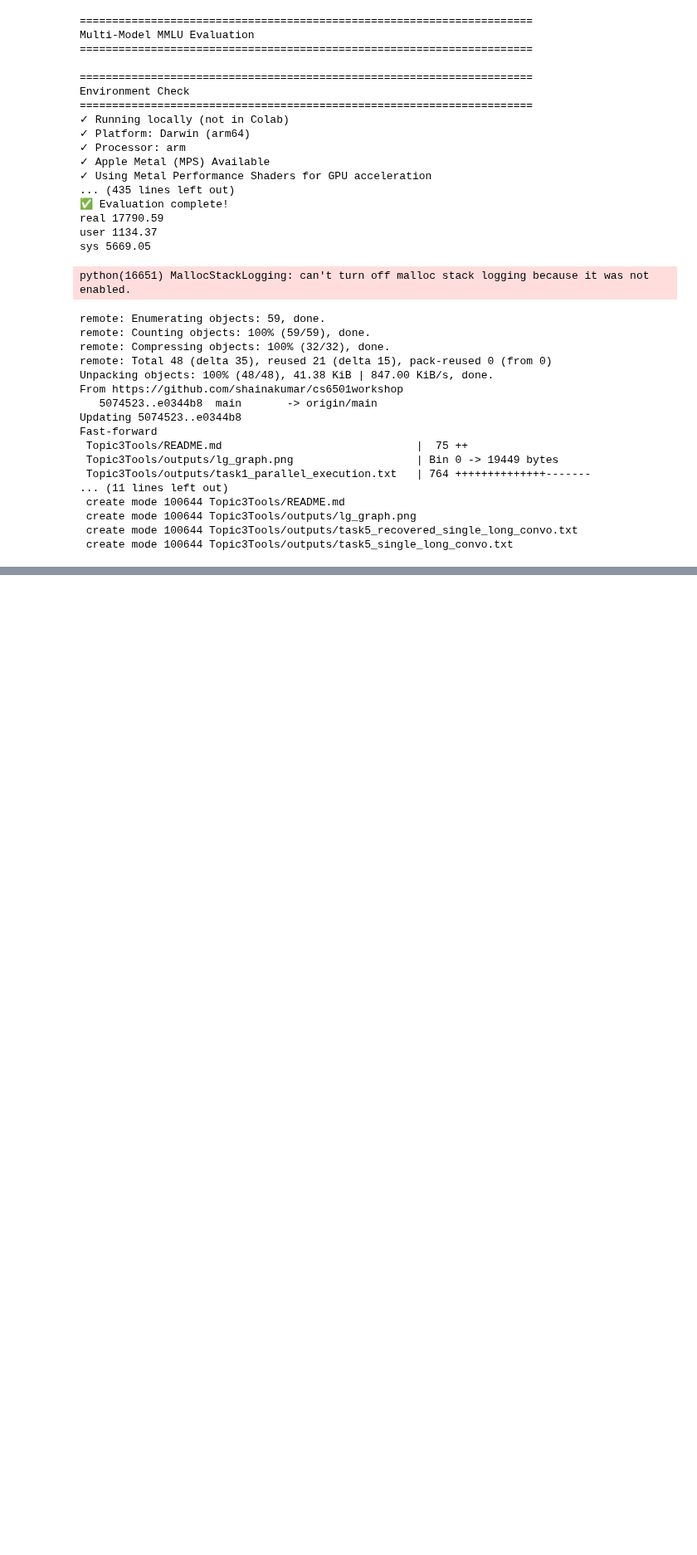
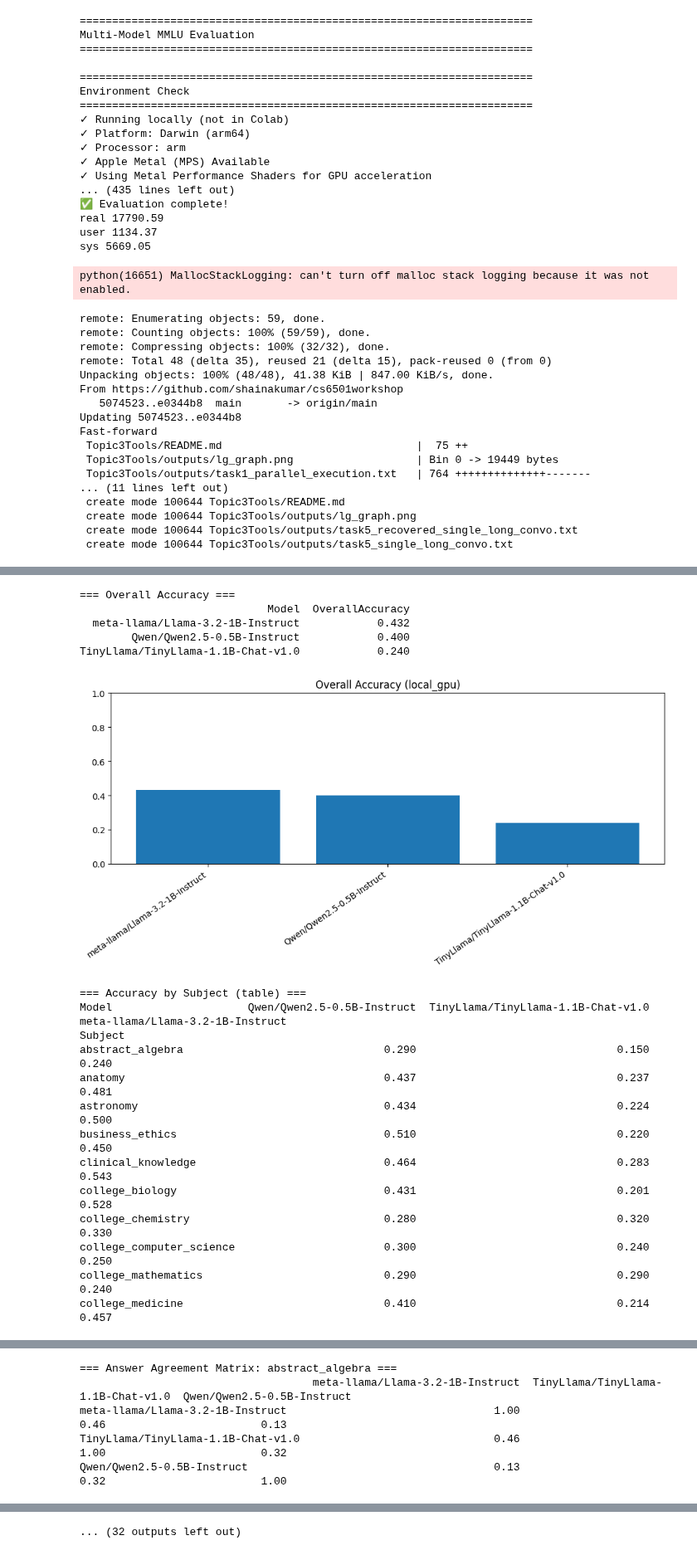
Before and after one commit to shainakumar/cs6501workshop, a Jupyter notebook: Running_an_LLM/Topic1LLMs.ipynb, the cells around one changed output, grey strips where cells are left out. Shown at 83% size. Cells and saved outputs as stored; diff of their text form; code cells hidden in the pictures; blank space fills up the shorter version.

Commit message:
local analysis

```diff
--- a/Running_an_LLM/Topic1LLMs.ipynb
+++ b/Running_an_LLM/Topic1LLMs.ipynb
@@ -413,0 +697,26 @@ Fast-forward
+# %%
+make_plots_multimodel(
+    json_path="multi_model_mmlu_results_full_20260225_013843.json",
+    figures_dir="figures/local",
+    run_name="local_gpu"
+)
+# %% [output]
+=== Overall Accuracy ===
+                             Model  OverallAccuracy
+  meta-llama/Llama-3.2-1B-Instruct            0.432
+        Qwen/Qwen2.5-0.5B-Instruct            0.400
+TinyLlama/TinyLlama-1.1B-Chat-v1.0            0.240
+[figure, added]
+=== Accuracy by Subject (table) ===
+Model                     Qwen/Qwen2.5-0.5B-Instruct  TinyLlama/TinyLlama-1.1B-Chat-v1.0  meta-llama/Llama-3.2-1B-Instruct
+Subject
+abstract_algebra                               0.290                               0.150                             0.240
+anatomy                                        0.437                               0.237                             0.481
+astronomy                                      0.434                               0.224                             0.500
+business_ethics                                0.510                               0.220                             0.450
+clinical_knowledge                             0.464                               0.283                             0.543
+college_biology                                0.431                               0.201                             0.528
+college_chemistry                              0.280                               0.320                             0.330
+college_computer_science                       0.300                               0.240                             0.250
+college_mathematics                            0.290                               0.290                             0.240
+college_medicine                               0.410                               0.214                             0.457
@@ -413,0 +725,5 @@ Fast-forward
+=== Answer Agreement Matrix: abstract_algebra ===
+                                    meta-llama/Llama-3.2-1B-Instruct  TinyLlama/TinyLlama-1.1B-Chat-v1.0  Qwen/Qwen2.5-0.5B-Instruct
+meta-llama/Llama-3.2-1B-Instruct                                1.00                                0.46                        0.13
+TinyLlama/TinyLlama-1.1B-Chat-v1.0                              0.46                                1.00                        0.32
+Qwen/Qwen2.5-0.5B-Instruct                                      0.13                                0.32                        1.00
@@ -413,0 +748 @@ Fast-forward
+... (32 outputs left out)
```
Also changed, not shown: parts of 5 cells of this notebook, 29 other files.
